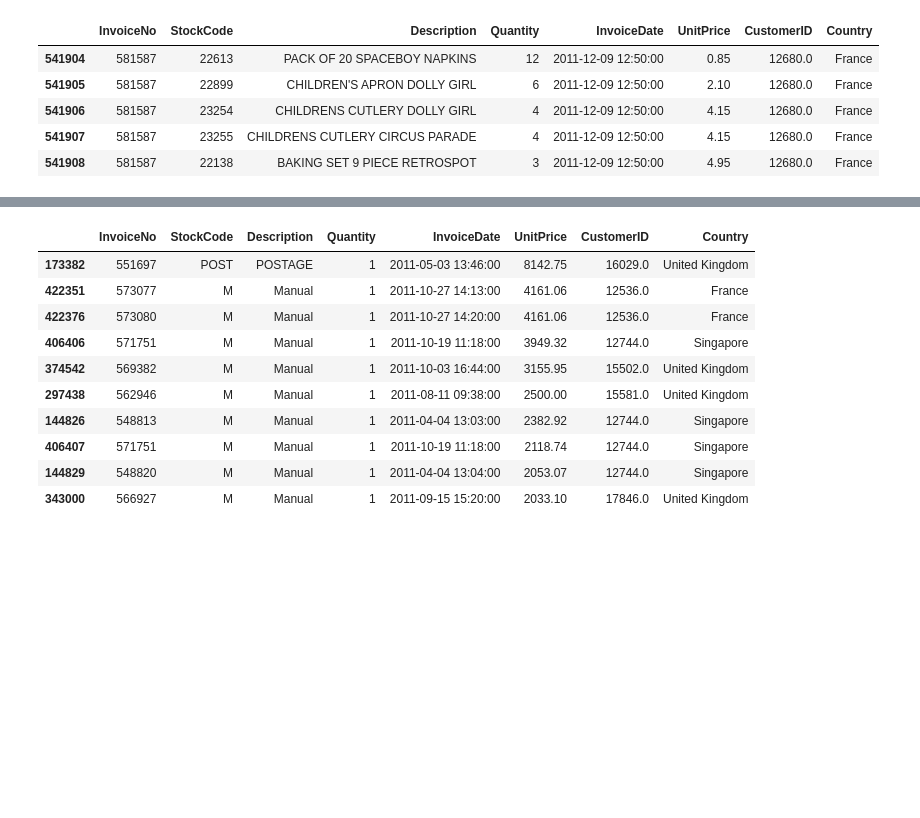
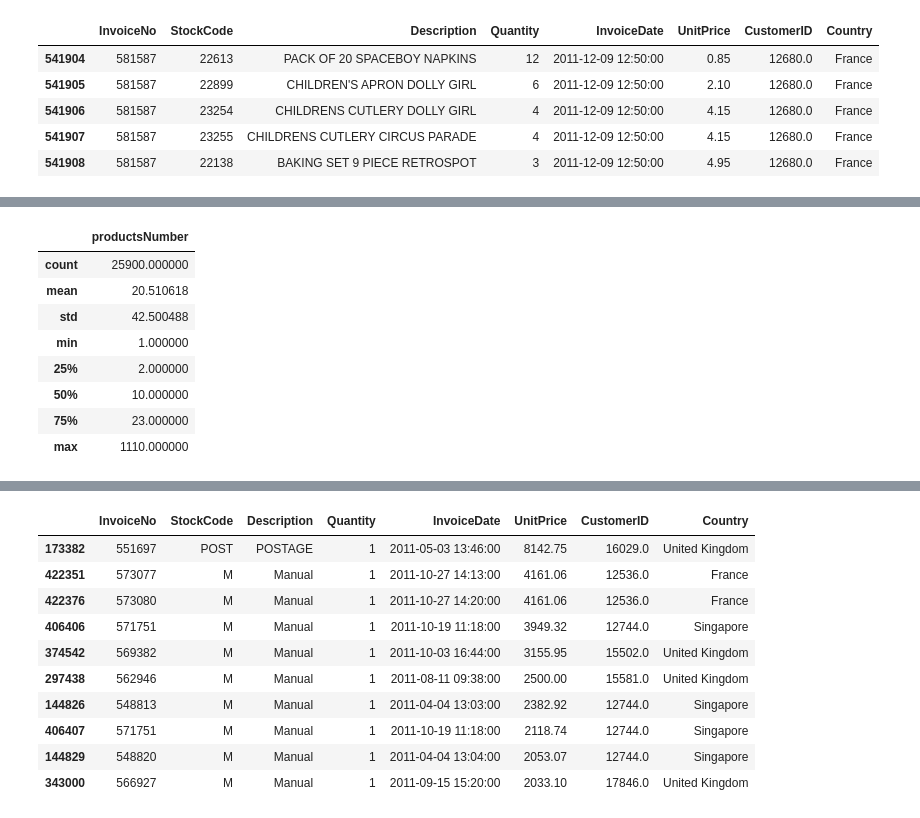
Before and after one commit to sushily1997/Project_1, a Jupyter notebook: Capstone_Project_1_Propensity_Model.ipynb, the cells around one changed output, grey strips where cells are left out. Drawn from its saved outputs; the diff is of its cells as text; code cells hidden in the pictures; blank space fills up the shorter version.

```diff
--- a/Capstone_Project_1_Propensity_Model.ipynb
+++ b/Capstone_Project_1_Propensity_Model.ipynb
@@ -121,0 +230,4 @@ df
+# %%
+groupby_invoice = pd.DataFrame(df.groupby('InvoiceNo')['StockCode'].nunique())
+groupby_invoice.columns=['productsNumber']
+groupby_invoice.head()
@@ -121,0 +242,12 @@ df
+# %%
+groupby_invoice.describe()
+# %% [output]
+|  | productsNumber |
+| count | 25900.000000 |
+| mean | 20.510618 |
+| std | 42.500488 |
+| min | 1.000000 |
+| 25% | 2.000000 |
+| 50% | 10.000000 |
+| 75% | 23.000000 |
+| max | 1110.000000 |
```
Also changed, not shown: parts of 37 cells of this notebook.
